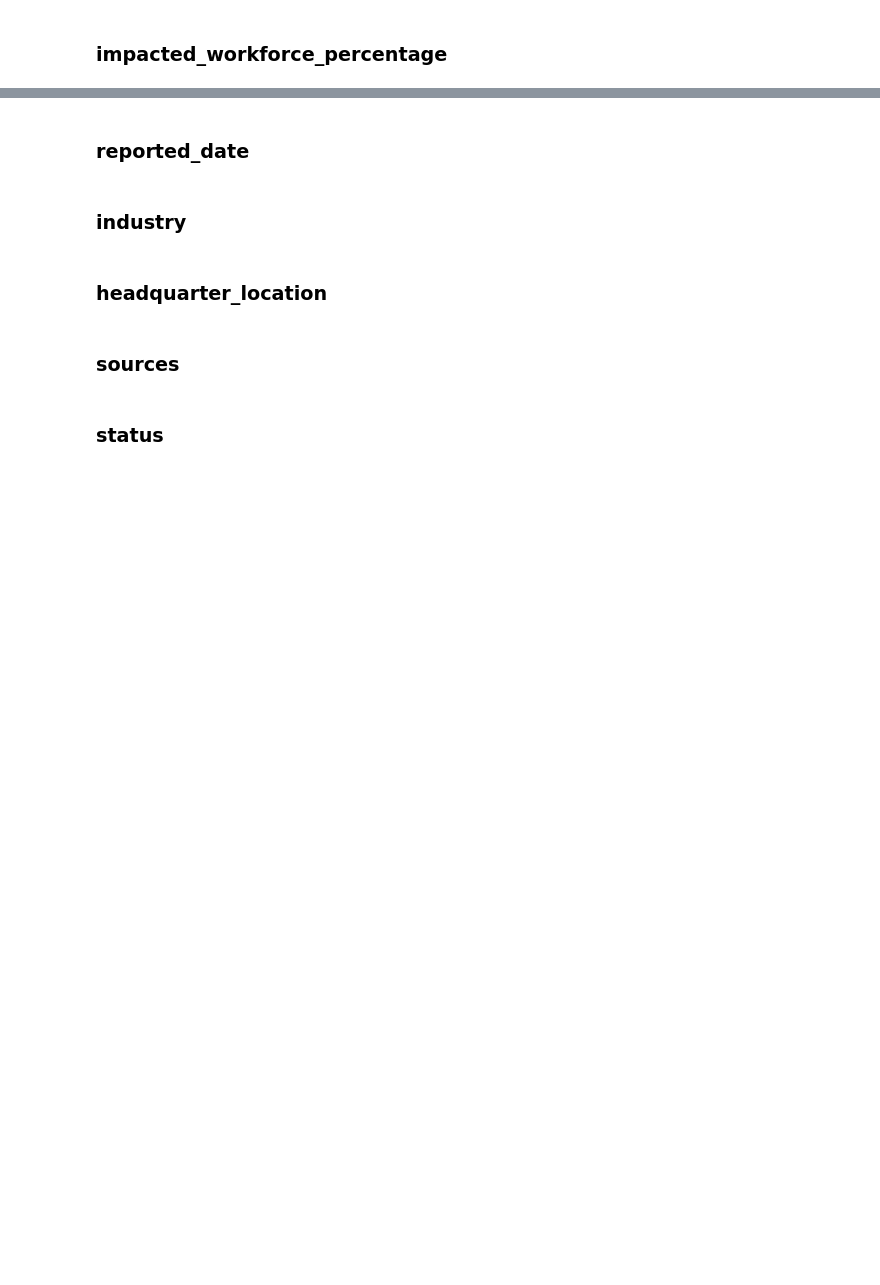
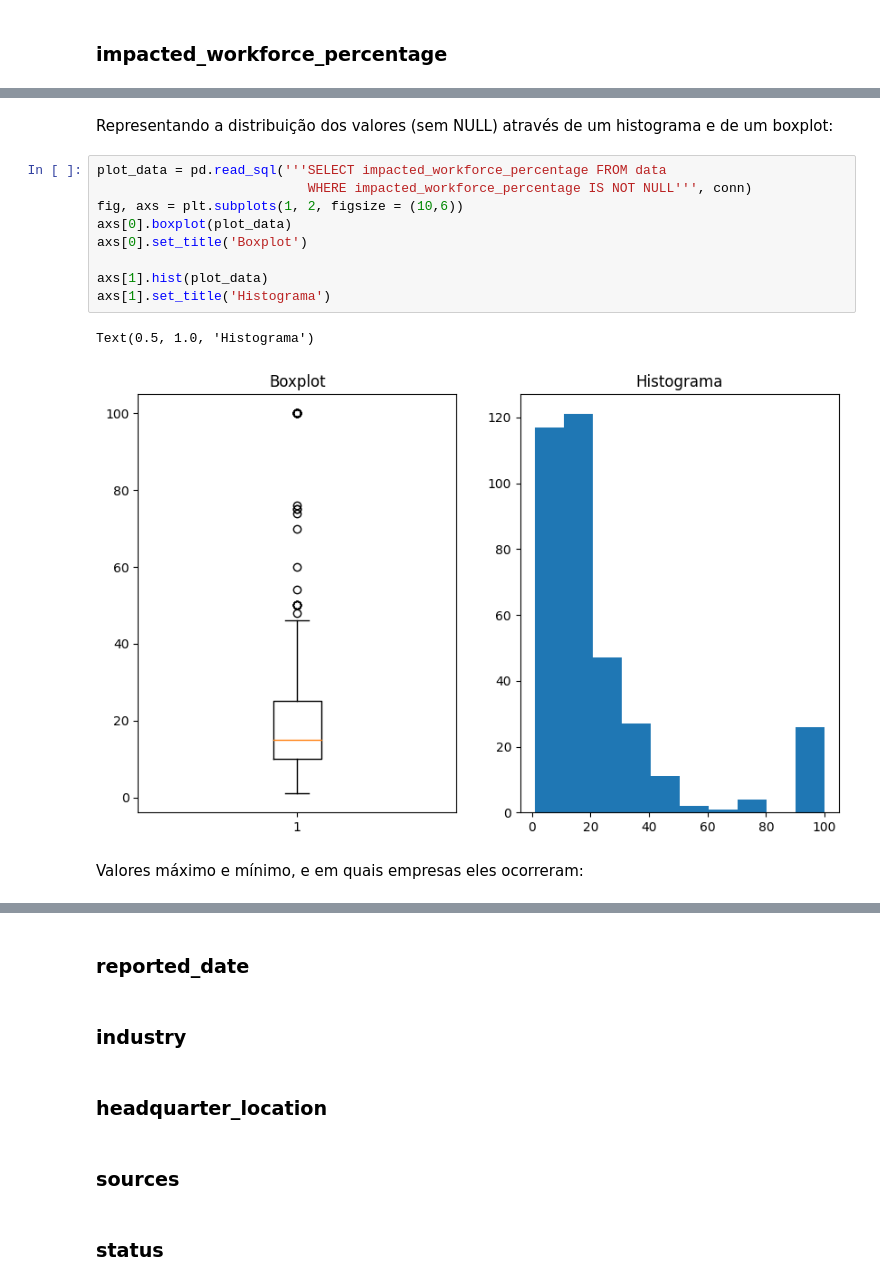
Before and after one commit to Samirnunes/eda_sql_univariate_tech_layoffs, a Jupyter notebook: eda_tech_layoffs.ipynb, the cells around one changed output, grey strips where cells are left out. Drawn from its saved outputs; the diff is of its cells as text; blank space fills up the shorter version.

```diff
--- a/eda_tech_layoffs.ipynb
+++ b/eda_tech_layoffs.ipynb
@@ -119,0 +199,16 @@ pd.read_sql('''SELECT * FROM data
+# %% [markdown]
+Representando a distribuição dos valores (sem NULL) através de um histograma e de um boxplot:
+# %%
+plot_data = pd.read_sql('''SELECT impacted_workforce_percentage FROM data
+                           WHERE impacted_workforce_percentage IS NOT NULL''', conn)
+fig, axs = plt.subplots(1, 2, figsize = (10,6))
+axs[0].boxplot(plot_data)
+axs[0].set_title('Boxplot')
+
+axs[1].hist(plot_data)
+axs[1].set_title('Histograma')
+# %% [output]
+Text(0.5, 1.0, 'Histograma')
+[figure, added]
+# %% [markdown]
+Valores máximo e mínimo, e em quais empresas eles ocorreram:
```
Also changed, not shown: parts of 21 cells of this notebook, 4 other files.
